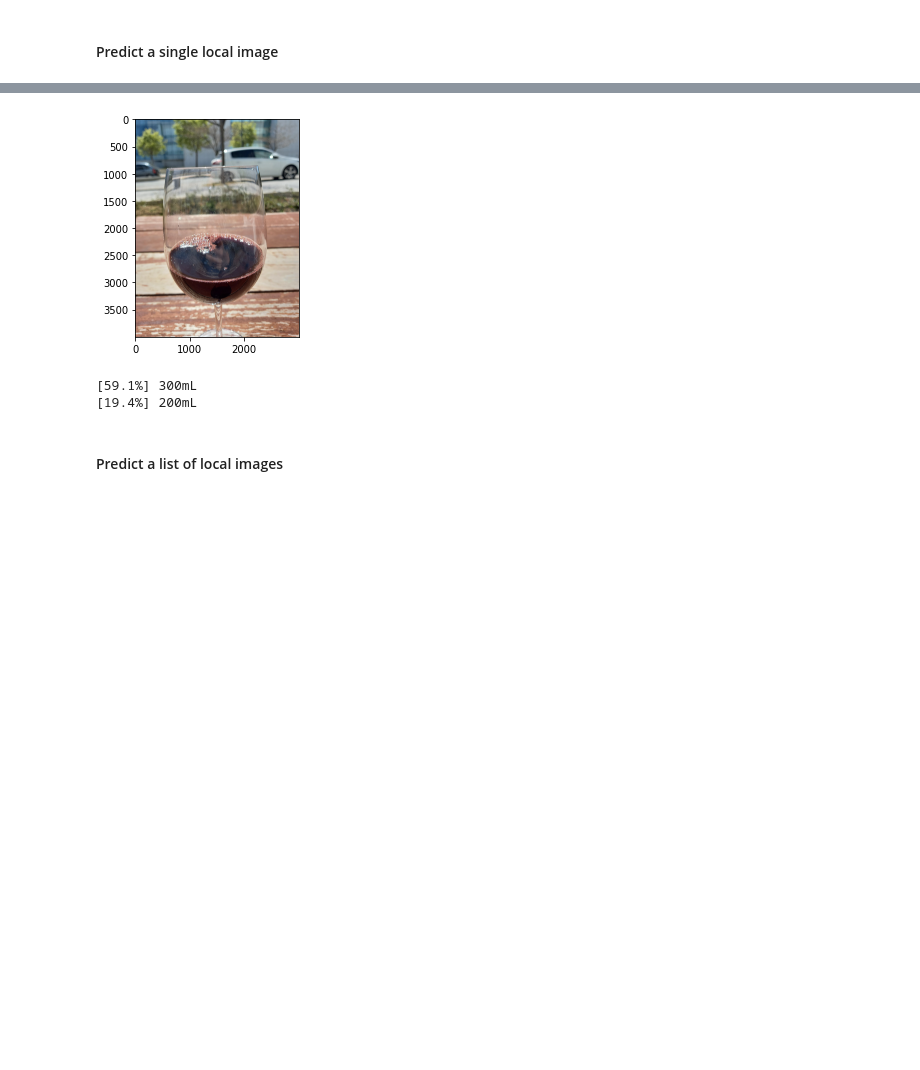
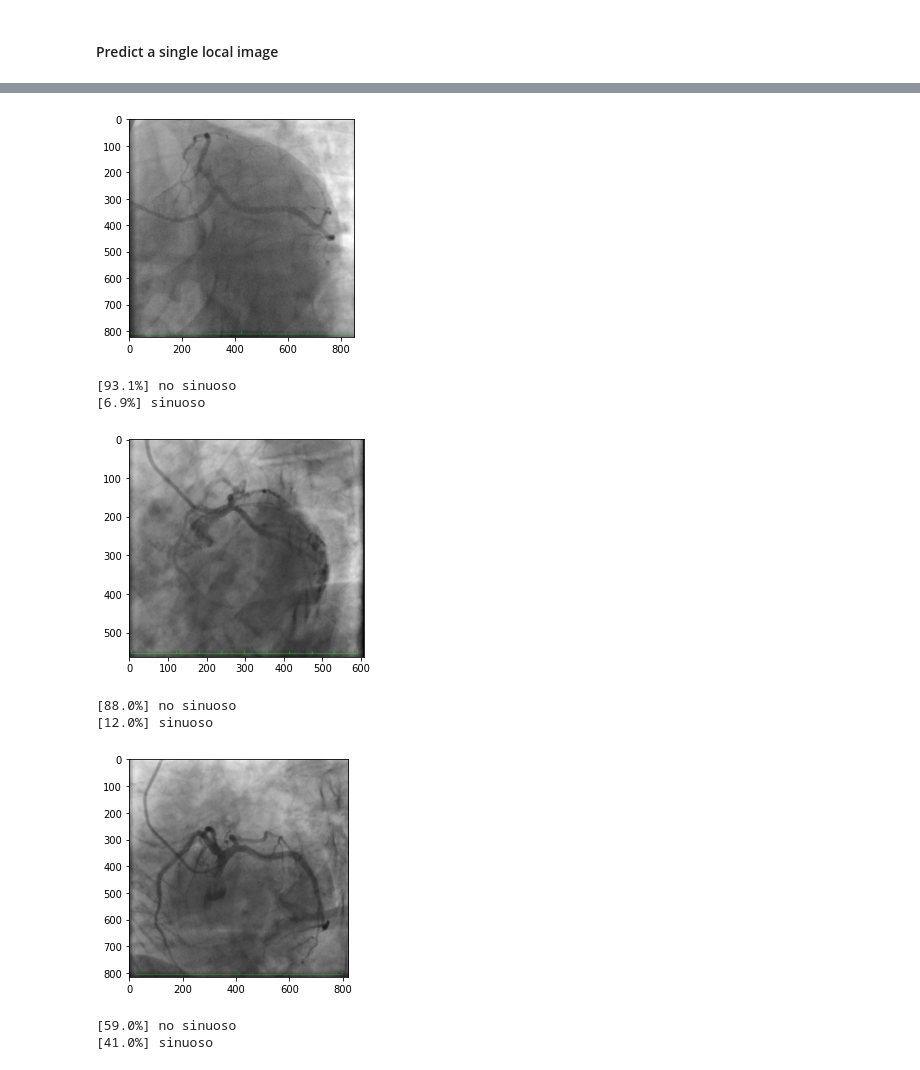
Before and after one commit to MiriamCobo/CoronaryArteries, a Jupyter notebook: notebooks/3.0-Computing_predictions.ipynb, the cells around one changed output, grey strips where cells are left out. Saved outputs shown, nothing was run; the diff lists cells and outputs as text; code cells hidden in the pictures; blank space fills up the shorter version.

```diff
--- a/notebooks/3.0-Computing_predictions.ipynb
+++ b/notebooks/3.0-Computing_predictions.ipynb
@@ -23,7 +23,7 @@ from imgclas.test_utils import predict
 from imgclas import paths, plot_utils, utils
 
 # User parameters to set
-TIMESTAMP = '2021-11-05_Tortuosidad_45_Xception_50ep'        # timestamp of the model
+TIMESTAMP = '2022-03-02_TortSp_Of_50ep'        # timestamp of the model
 MODEL_NAME = 'final_model.h5'                           # model to use to make the prediction
 TOP_K = 2                                               # number of top classes predictions to save
 
@@ -81,7 +93,7 @@ Loading test-val data...
 #### Predict a single local image
 # %%
 # FILEPATH = r"C:\Users\Miriam\Desktop\9221_45.jpg" # no se pueden leer archivos desde local en la maquina virtual, hay que subirlos aqui
-FILEPATH = 'data/images/Est_Mad_J_Bor_100_nd_f_bl_con_al_inf.jpg'
+FILEPATH = '/srv/datos/ENVIO_OFICIAL/TORTUOSOS_OFICIAL/P5725/P5725_SPIDER_s.jpg'
 
 pred_lab, pred_prob = predict(model, FILEPATH, conf, top_K=TOP_K)#, filemode='local')
 
@@ -101,10 +109,14 @@ pwd
 # %%
-FILEPATH = '/srv/datos/Laboratorio/Madrid/copa Bor/Exterior/Est_Mad_J_Bor_175_nd_ext_nd_nd_ce_cen.jpg'
+FILEPATHS = ['/srv/datos/ENVIO_OFICIAL/NO_TORTUOSOS_OFICIAL/10298/10298_SPIDER_n.jpg',
+             '/srv/datos/ENVIO_OFICIAL/NO_TORTUOSOS_OFICIAL/7994/7994_SPIDER_n.jpg',
+             '/srv/datos/ENVIO_OFICIAL/NO_TORTUOSOS_OFICIAL/10529/10529_SPIDER_n.jpg']
 
-pred_lab, pred_prob = predict(model, FILEPATH, conf, top_K=TOP_K)#, filemode='local')
+pred_lab, pred_prob = predict(model, FILEPATHS, conf, top_K=TOP_K, filemode='local')
 
-plt.imshow(load_image(FILEPATH))#, filemode='local'))
-plt.show()
-for j in range(pred_lab.shape[1]):
-    print('[{:.1f}%] {}'.format(pred_prob[0, j] * 100, class_names[pred_lab[0, j]]))
+for i, im_path in enumerate(FILEPATHS):
+    plt.figure(i)
+    plt.imshow(load_image(im_path, filemode='local'))
+    plt.show()
+    for j in range(pred_lab.shape[1]):
+        print('[{:.1f}%] {}'.format(pred_prob[i, j] * 100, class_names[pred_lab[i, j]]))
 # %% [output]
@@ -112,5 +124,9 @@ for j in range(pred_lab.shape[1]):
-[figure, old version]
+[figure, new version]
-[59.1%] 300mL
-[19.4%] 200mL
+[93.1%] no sinuoso
+[6.9%] sinuoso
+[figure, added]
+[88.0%] no sinuoso
+[12.0%] sinuoso
+[figure, added]
+[59.0%] no sinuoso
+[41.0%] sinuoso
-# %% [markdown]
-#### Predict a list of local images
```
Also changed, not shown: parts of 15 cells of this notebook, 6 other files.
